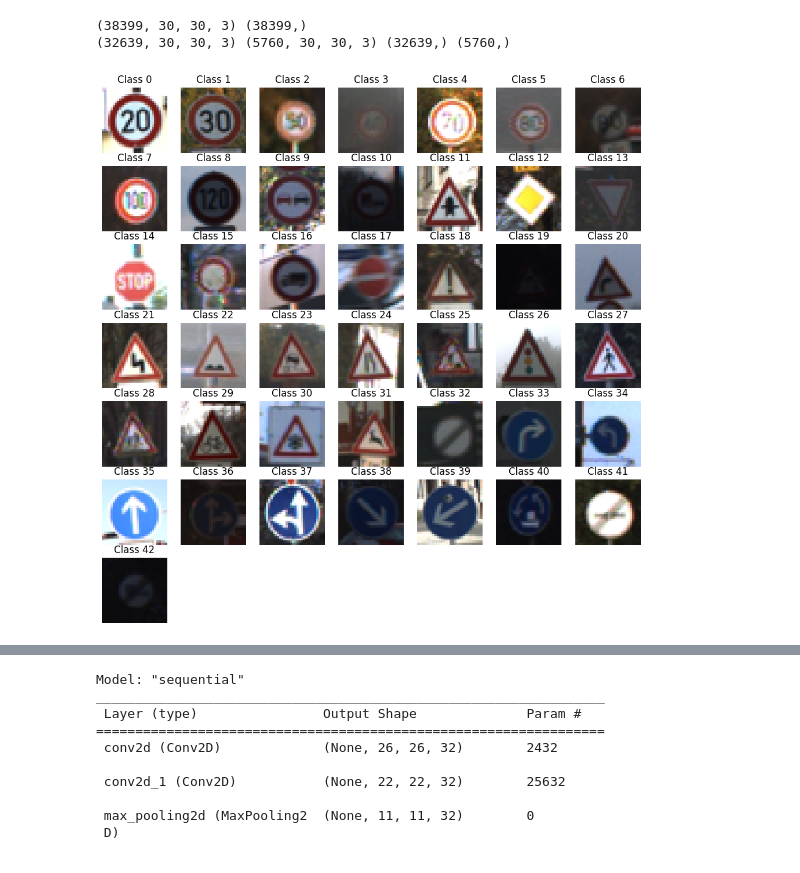
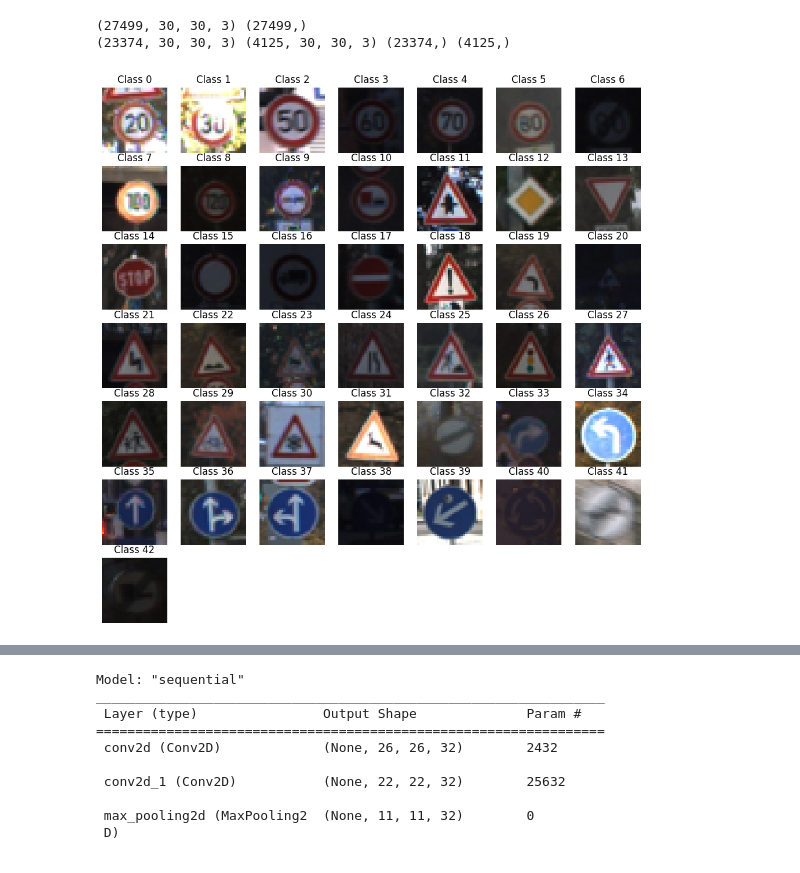
Before and after one commit to ADITYAz2002/Minor-Project, a Jupyter notebook: Untitled-1.ipynb, the cells around one changed output, grey strips where cells are left out. Cells and saved outputs as stored; diff of their text form; code cells hidden in the pictures.

Commit message:
TSD Model

```diff
--- a/Untitled-1.ipynb
+++ b/Untitled-1.ipynb
@@ -8,13 +8,14 @@ from PIL import Image
 import os
 from sklearn.model_selection import train_test_split #to split training and testing data
 from keras.utils import to_categorical#to convert the labels present in y_train and t_test into one-hot encoding
+from keras.models import Sequential
 from keras.layers import Conv2D, MaxPool2D, Dense, Flatten, Dropout#to create CNN
 from keras.preprocessing.image import ImageDataGenerator  # Import the ImageDataGenerator
 from keras.optimizers import Adam as AdamLegacy
 from keras.callbacks import LearningRateScheduler
 
 # Define the number of images to load from each class
-num_images_per_class = 2000
+num_images_per_class = 1000
 classes = 43
 
 # Define the directory where your dataset is stored
@@ -69,34 +70,34 @@ for i in range(classes):
             print("Error loading image")
 
 
 #Converting lists into numpy arrays
 data = np.array(data)
 labels = np.array(labels)
 print(data.shape, labels.shape)
 
 data = data / 255.0
 
 #Splitting training and testing dataset
 X_t1, X_t2, y_t1, y_t2 = train_test_split(data, labels, test_size=0.15, random_state=42)
 print(X_t1.shape, X_t2.shape, y_t1.shape, y_t2.shape)
 
 # Create a grid of sample images from each class
 plt.figure(figsize=(12, 12))
 for i in range(43):
     class_indices = np.where(y_t1 == i)[0]
     plt.subplot(7, 7, i + 1)
     plt.imshow(X_t1[class_indices[0]])
     plt.title(f'Class {i}')
     plt.axis('off')
 plt.show()
 
 
 # Data augmentation settings
 #Converting the labels into one hot encoding
 y_t1 = to_categorical(y_t1, 43)
 y_t2 = to_categorical(y_t2, 43)
 # %% [output]
-(38399, 30, 30, 3) (38399,)
-(32639, 30, 30, 3) (5760, 30, 30, 3) (32639,) (5760,)
+(27499, 30, 30, 3) (27499,)
+(23374, 30, 30, 3) (4125, 30, 30, 3) (23374,) (4125,)
-[figure, old version]
+[figure, new version]
 # %%
```
Also changed, not shown: parts of 8 cells of this notebook, 1 other file.
